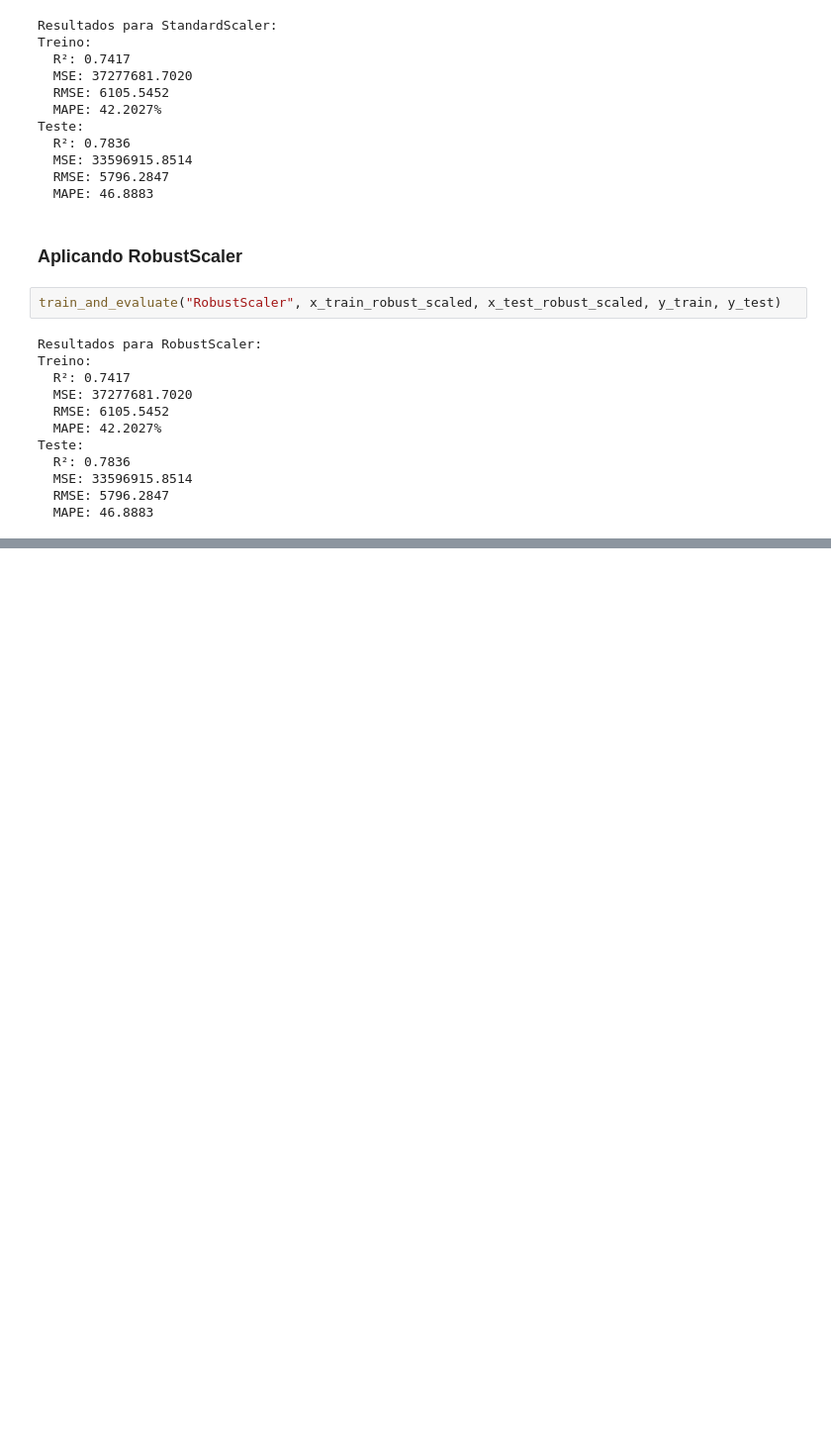
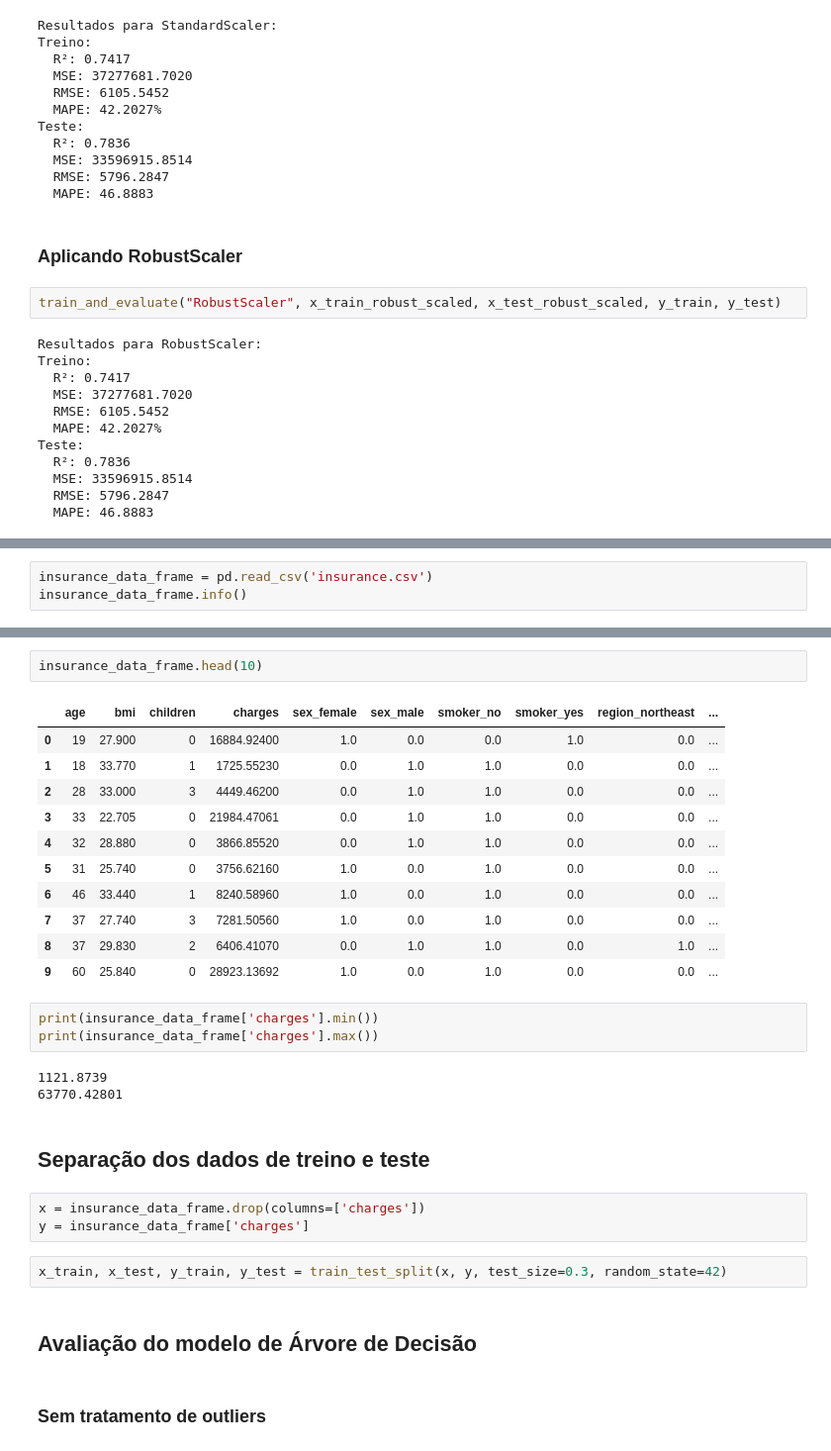
Before and after one commit to thiagofernandes101/ProjetosFiap, a Jupyter notebook: Desafio curso ia ml/desafio.ipynb, the cells around one changed output, grey strips where cells are left out. Shown: that part at 99% size. Cells and saved outputs as stored; diff of their text form; blank space fills up the shorter version.

```diff
--- a/Desafio curso ia ml/desafio.ipynb
+++ b/Desafio curso ia ml/desafio.ipynb
@@ -368,0 +436,3 @@ Interpretação: O modelo apresenta um erro percentual médio alto, indicando qu
+# %%
+insurance_data_frame = pd.read_csv('insurance.csv')
+insurance_data_frame.info()
@@ -368,0 +490,31 @@ Interpretação: O modelo apresenta um erro percentual médio alto, indicando qu
+# %%
+insurance_data_frame.head(10)
+# %% [output]
+|  | age | bmi | children | charges | sex_female | sex_male | smoker_no | smoker_yes | region_northeast | ... |
+| 0 | 19 | 27.900 | 0 | 16884.92400 | 1.0 | 0.0 | 0.0 | 1.0 | 0.0 | ... |
+| 1 | 18 | 33.770 | 1 | 1725.55230 | 0.0 | 1.0 | 1.0 | 0.0 | 0.0 | ... |
+| 2 | 28 | 33.000 | 3 | 4449.46200 | 0.0 | 1.0 | 1.0 | 0.0 | 0.0 | ... |
+| 3 | 33 | 22.705 | 0 | 21984.47061 | 0.0 | 1.0 | 1.0 | 0.0 | 0.0 | ... |
+| 4 | 32 | 28.880 | 0 | 3866.85520 | 0.0 | 1.0 | 1.0 | 0.0 | 0.0 | ... |
+| 5 | 31 | 25.740 | 0 | 3756.62160 | 1.0 | 0.0 | 1.0 | 0.0 | 0.0 | ... |
+| 6 | 46 | 33.440 | 1 | 8240.58960 | 1.0 | 0.0 | 1.0 | 0.0 | 0.0 | ... |
+| 7 | 37 | 27.740 | 3 | 7281.50560 | 1.0 | 0.0 | 1.0 | 0.0 | 0.0 | ... |
+| 8 | 37 | 29.830 | 2 | 6406.41070 | 0.0 | 1.0 | 1.0 | 0.0 | 1.0 | ... |
+| 9 | 60 | 25.840 | 0 | 28923.13692 | 1.0 | 0.0 | 1.0 | 0.0 | 0.0 | ... |
+# %%
+print(insurance_data_frame['charges'].min())
+print(insurance_data_frame['charges'].max())
+# %% [output]
+1121.8739
+63770.42801
+# %% [markdown]
+## Separação dos dados de treino e teste
+# %%
+x = insurance_data_frame.drop(columns=['charges'])
+y = insurance_data_frame['charges']
+# %%
+x_train, x_test, y_train, y_test = train_test_split(x, y, test_size=0.3, random_state=42)
+# %% [markdown]
+## Avaliação do modelo de Árvore de Decisão
+# %% [markdown]
+### Sem tratamento de outliers
```
Also changed, not shown: parts of 33 cells of this notebook.
